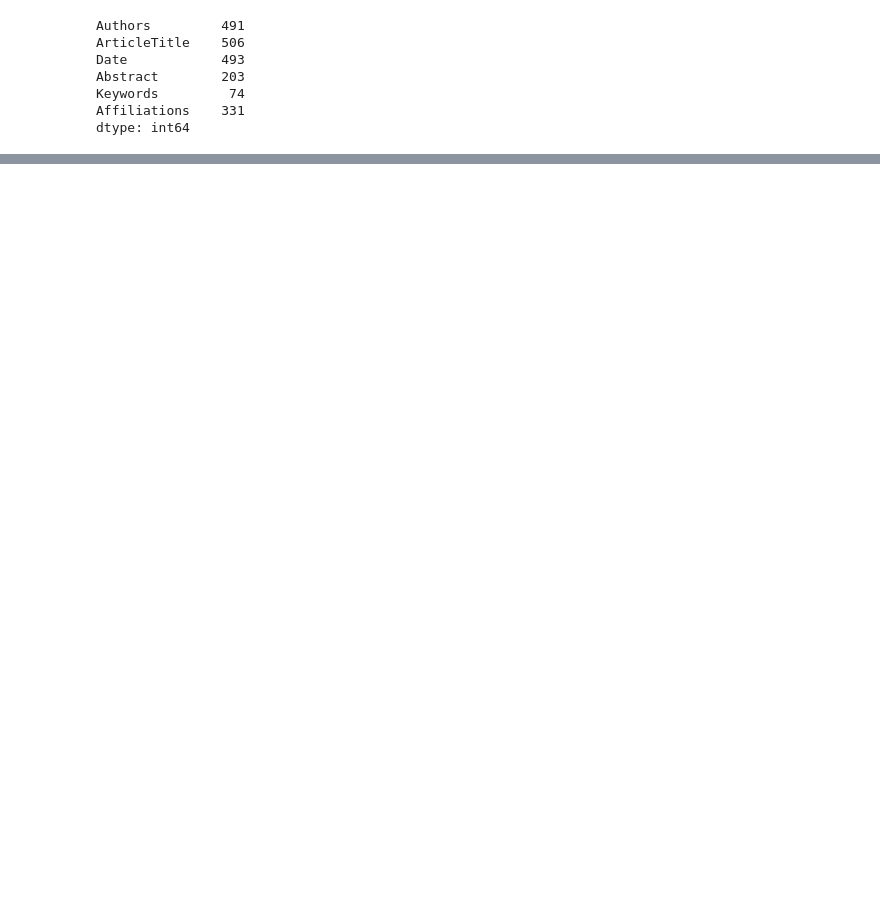
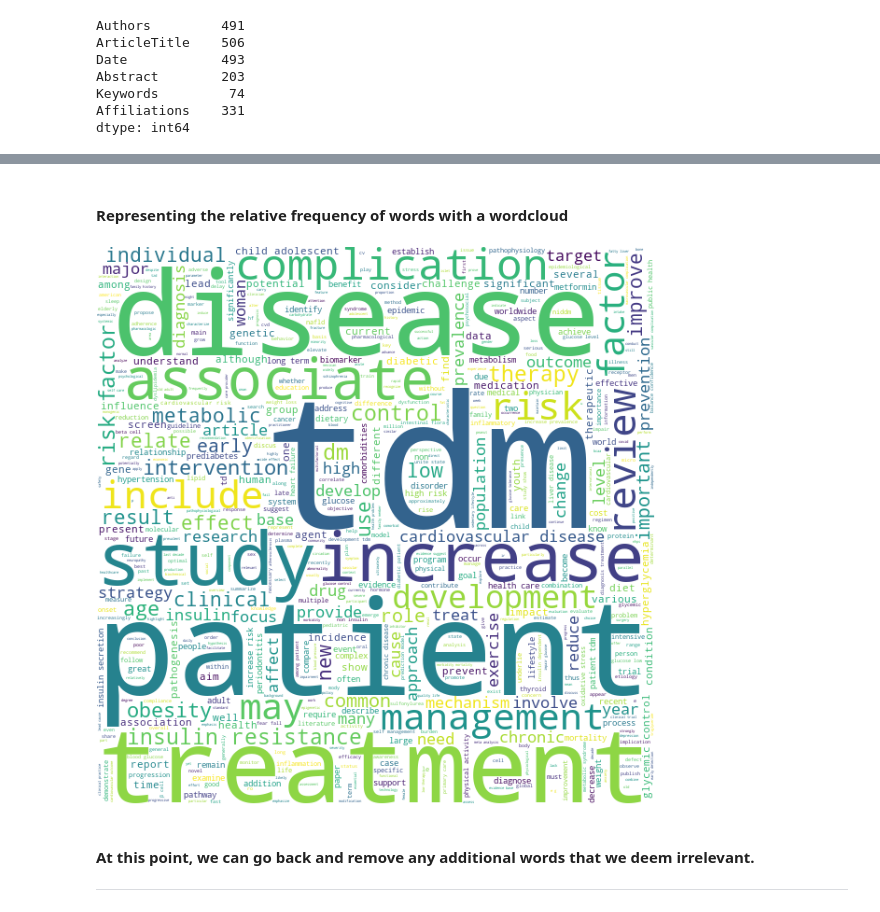
Before and after one commit to simonguld/CriticalBigDataManagement, a Jupyter notebook: 2024/pubmed_graphs.ipynb, the cells around one changed output, grey strips where cells are left out. Drawn from its saved outputs; the diff is of its cells as text; code cells hidden in the pictures; blank space fills up the shorter version.

```diff
--- a/2024/pubmed_graphs.ipynb
+++ b/2024/pubmed_graphs.ipynb
@@ -226,8 +176,0 @@ data[target_column] = data[target_column].apply(lambda x: tokenizer.tokenize(x))
-# %%
-# drop rows where date column is nan
-data = data.dropna(subset=['Date'])
-# drop rows where date column is 'nan
-data = data[data['Date'] != 'nan']
-
-# In the following, we will make topics based on the keywords column. You could instead choose to work with the abstract column.
-data.dropna(subset=['Keywords'], inplace=True)
@@ -528,0 +311,22 @@ This excercise is very free. You are encouraged to play around with it and try o
+# %%
+wordnet_lemmatizer = WordNetLemmatizer()
+
+# Lemmatize target column. It can only lemmatize one word class at the time, so we need to specify the word classes
+# (noun = n, verb = v, adjective = a, adverb = r, sattelite adjective = s) for each word in the text column
+word_classes = ['n', 'v', 'a', 'r', 's']
+for word_class in word_classes:
+    data[target_column] = data[target_column].apply(lambda x: ' '.join([wordnet_lemmatizer.lemmatize(word, word_class) for word in x.split()]))
+
+# Let's find the no. of unique words in target column after lemmatization
+unique_words = []
+
+for row in data[target_column]:
+    find_unique_words(row, unique_words)
+Nunique_words = len(unique_words);
+# sort unique words
+unique_words = sorted(unique_words);
+
+print("Number of unique words in dataset after lemmatization: ", Nunique_words)
+print("Through lemmatization, we have reduced the number of unique words by: ", Nunique_words_before_lemmatization - Nunique_words)
+print("\nThe first 100 unique words after lemmatization: \n")
+print_list(unique_words[:100], elements_per_line=10)
@@ -528,0 +349,17 @@ This excercise is very free. You are encouraged to play around with it and try o
+# %% [markdown]
+#### Representing the relative frequency of words with a wordcloud
+# %%
+# Join the different processed titles together.
+long_string = ','.join(list(data[target_column].values))
+# Create a WordCloud object
+wordcloud = WordCloud(background_color="white", height=600,width=600, max_words=5000, contour_width=6, contour_color='steelblue')
+# Generate a word cloud
+wordcloud.generate(long_string)
+# Visualize the word cloud
+wordcloud.to_image()
+# %% [output]
+[figure, added]
+# %% [markdown]
+#### At this point, we can go back and remove any additional words that we deem irrelevant.
+
+************
```
Also changed, not shown: parts of 73 cells of this notebook, 11 other files.
